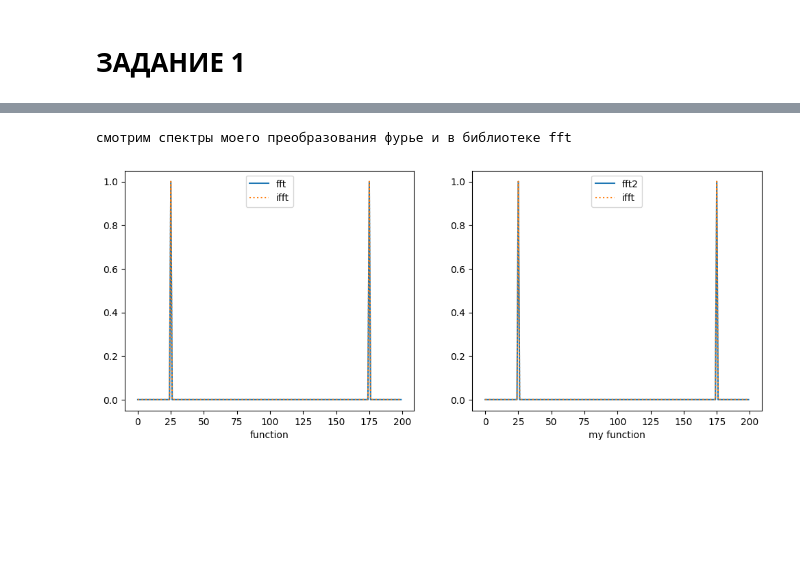
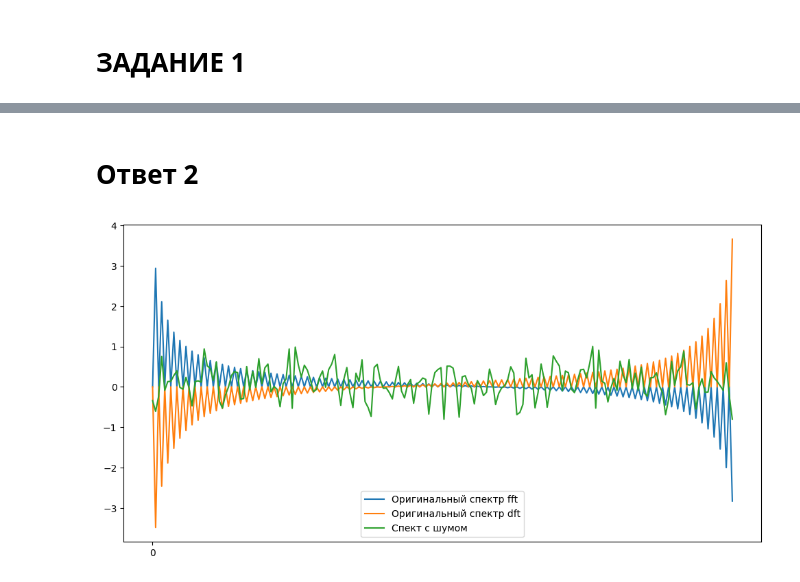
Before and after one commit to EmelyanovAlexey/digital_signal, a Jupyter notebook: lab_2.ipynb, the cells around one changed output, grey strips where cells are left out. Cells and saved outputs as stored; diff of their text form; code cells hidden in the pictures; blank space fills up the shorter version.

```diff
--- a/lab_2.ipynb
+++ b/lab_2.ipynb
@@ -82,25 +178,22 @@ plt.legend()
-# %%
-print("смотрим спектры моего преобразования фурье и в библиотеке fft")
-
-fig = plt.figure(figsize=(12, 10))
-
-plt.subplots_adjust(wspace=0.2, hspace=0.2)
-
-spectr = np.fft.fft(origin_signal)
-spectr_i = np.fft.ifft(origin_signal)
-plt.subplot(221)
-plt.plot(spectr/np.max(spectr), label='fft')
-plt.plot(spectr_i/np.max(spectr_i), label='ifft',  linestyle='dotted')
-plt.xlabel('function')
-plt.legend()
-
-spectr2 = DFT_slow(origin_signal)
-plt.subplot(222)
-plt.plot(spectr2/np.max(spectr2), label='fft2')
-plt.plot(spectr_i/np.max(spectr_i), label='ifft',  linestyle='dotted')
-plt.xlabel('my function')
-plt.legend()
-plt.show()
-# %% [output]
-смотрим спектры моего преобразования фурье и в библиотеке fft
-[figure, removed]
+# %% [markdown]
+# Ответ 2
+# %%
+noise = np.random.normal(0, 1, origin_signal.shape)
+
+noise_signal = origin_signal + noise
+
+spectr_impulse_dft = DFT_slow(origin_signal)[4:-4]
+spectr_impulse_fft = np.fft.fft(origin_signal)[4:-4]
+noised_impulse_fft = np.fft.fft(noise_signal)[4:-4]
+
+
+fig = plt.figure(figsize=(12, 6))
+
+plt.plot(spectr_impulse_fft/np.max(spectr_impulse_fft), label="Оригинальный спектр fft")
+plt.plot(spectr_impulse_dft/np.max(spectr_impulse_dft), label="Оригинальный спектр dft")
+plt.plot(noised_impulse_fft/np.max(noised_impulse_fft), label="Спект с шумом")
+plt.legend()
+plt.xticks([0])
+plt.show()
+# %% [output]
+[figure, added]
```
Also changed, not shown: parts of 16 cells of this notebook, 8 other files.
